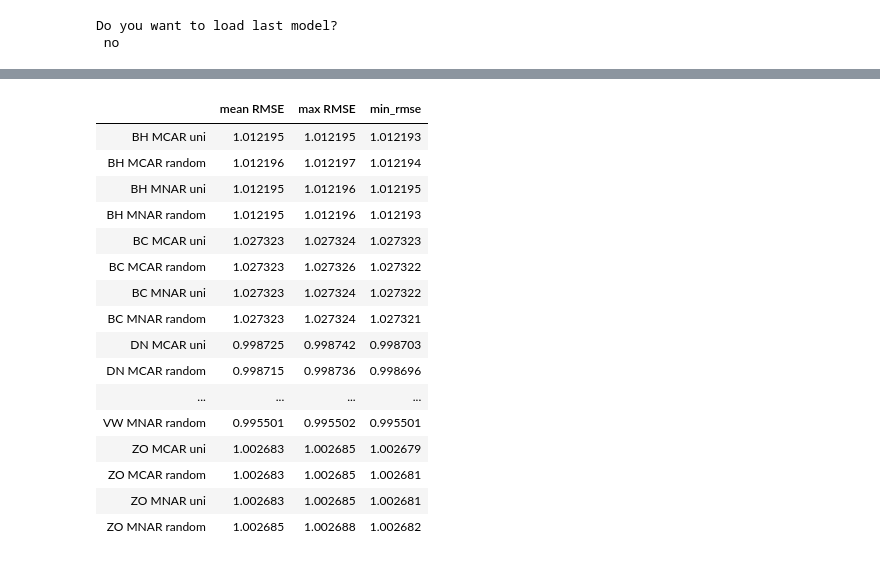
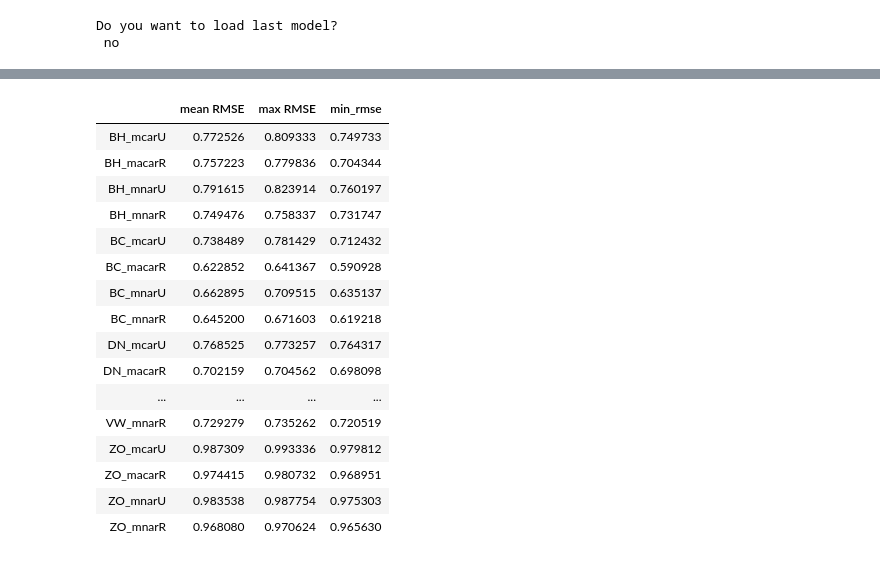
Before and after one commit to LivLilli/MIDA, a Jupyter notebook: project.ipynb, the cells around one changed output, grey strips where cells are left out. Cells and saved outputs as stored; diff of their text form; code cells hidden in the pictures.

Commit message:
nadam, tb. To fix: e.s. and rmse.

```diff
--- a/project.ipynb
+++ b/project.ipynb
@@ -644,7 +648,7 @@ class model(object):
         net = Model(inputs = [input_layer], outputs = [output])
         return net
 
-    def train_test(self,k):
+    def train_test(self,k, dataset_name, imputation):
         '''
         Returns:
 
@@ -656,23 +660,31 @@ class model(object):
         self.df_corrupted.fillna(0, inplace = True)
         # scale data
         scaler = StandardScaler()
+        #X = self.df_corrupted.to_numpy()
         X = scaler.fit_transform(self.df_corrupted.to_numpy())
+        #target = self.df_target.to_numpy()
         target = scaler.fit_transform(self.df_target.to_numpy())
         # split data
-        X_train, X_test, target_train, target_test = model_selection.train_test_split(X, target, train_size = 0.70, test_size = 0.30,random_state=123)
+        X_train, X_test, target_train, target_test = model_selection.train_test_split(X, target, train_size = 0.70, test_size = 0.30)
         # nesterov accelerated gradient
-        optimizer = optimizers.SGD(nesterov=True, decay = 0.99)
-        # MSE
+        #optimizer = optimizers.SGD(nesterov=True, decay = 0.99)
+
         loss = losses.MeanSquaredError()
         # RMSE
         metric = metrics.RootMeanSquaredError()
         # compile model
-        net.compile(loss=loss, optimizer=optimizer, metrics=[metric])
+        net.compile(loss=loss, optimizer='Nadam', metrics=[metric])
         # define early stopping rules
         early_stop_1 = EarlyStoppingByLossVal()
+        # tensorboard
+        tb = tf.keras.callbacks.TensorBoard(log_dir=f'./logs/{dataset_name}_{imputation}')
         #early_stop_2 = callbacks.EarlyStopping()
+        try:
+            os.remove(f'./logs/{dataset_name}_{imputation}')
+        except:
+            pass
         # train model
-        net.fit(x= X_train, y = target_train, epochs = 500,batch_size = 500,callbacks = [early_stop_1],verbose=0)
+        net.fit(x= X_train, y = target_train, epochs = 500,batch_size = 500,callbacks = [early_stop_1, tb],verbose=0)
         # save model
         net.save('models/model_%d'%k, save_format = 'tf', overwrite = True)
 
@@ -696,10 +708,12 @@ class model(object):
         self.df_corrupted.fillna(0, inplace = True)
         # scale data
         scaler = StandardScaler()
+        #X = self.df_corrupted.to_numpy()
         X = scaler.fit_transform(self.df_corrupted.to_numpy())
+        #target = self.df_target.to_numpy()
         target = scaler.fit_transform(self.df_target.to_numpy())
         # split data
-        X_train, X_test, target_train, target_test = model_selection.train_test_split(X, target, train_size = 0.70, test_size = 0.30,random_state=123)
+        X_train, X_test, target_train, target_test = model_selection.train_test_split(X, target, train_size = 0.70, test_size = 0.30)
         # test model
         # loss and metric values
         result= net.evaluate(x= X_test, y= target_test, verbose=0)
@@ -712,10 +726,13 @@ while user_input != 'yes' and user_input!= 'no':
     print('Do you want to load last model?')
     user_input = input()
 
+dataset = ['BH', 'BC', 'DN', 'GL', 'HV', 'IS', 'ON', 'SL', 'SR', 'ST', 'SN', 'SB', 'VC', 'VW', 'ZO']
+methods = ['mcarU', 'macarR', 'mnarU', 'mnarR']
+datasets_completed = [f'{i}_{d}' for i in dataset for d in methods]
 
 if user_input == 'no':
 
-    # initialize index (k = 0 -> 60*5-1)
+    # initialize index (k = 0 -> 60*5 -1)
     k = 0
     # dictionary with keys = index of the corrupted df, value= list of 5 rmse (coming from multiple imputations)
     d_5_imp = {}
@@ -737,11 +754,13 @@ if user_input == 'no':
             # call class for the current dataframes
             call_c.append(model(df, target_df))
             # save rmse result
-            r = call_c[k].train_test(k)
+            r = call_c[k].train_test(k, datasets_completed[c], i)
             # save to dictionary
             d_5_imp[c].append(r)
             k+=1
         c +=1
+
+
 elif user_input == 'yes':
 
     # initialize corrupted df index
@@ -797,43 +816,34 @@ d_5_imp
 # %%
 # list of 60 mean rmse
 mean_rmse = [np.mean(ll) for ll in list(d_5_imp.values())]
 # list of 60 max rmse
 max_rmse = [max(ll) for ll in list(d_5_imp.values())]
 # list of 60 min rmse
 min_rmse = [min(ll) for ll in list(d_5_imp.values())]
 
 
-# create list of row names for final df of results
-df_names = ['BH', 'BC', 'DN', 'GL', 'HV', 'IS', 'ON', 'SL', 'SR', 'ST', 'SN', 'SB', 'VC', 'VW', 'ZO']
-row_names = []
-for df in df_names:
-    name1 = '%s'%df+' MCAR uni'
-    name2 = '%s'%df+' MCAR random'
-    name3 = '%s'%df+' MNAR uni'
-    name4 = '%s'%df+' MNAR random'
-    row_names +=[name1, name2, name3, name4]
 
 
 # df of results
-result_df = pd.DataFrame({'mean RMSE': mean_rmse, 'max RMSE': max_rmse, 'min_rmse':min_rmse}, index = row_names)
+result_df = pd.DataFrame({'mean RMSE': mean_rmse, 'max RMSE': max_rmse, 'min_rmse':min_rmse}, index = datasets_completed)
 result_df
 # %% [output]
 |  | mean RMSE | max RMSE | min_rmse |
-| BH MCAR uni | 1.012195 | 1.012195 | 1.012193 |
-| BH MCAR random | 1.012196 | 1.012197 | 1.012194 |
-| BH MNAR uni | 1.012195 | 1.012196 | 1.012195 |
-| BH MNAR random | 1.012195 | 1.012196 | 1.012193 |
-| BC MCAR uni | 1.027323 | 1.027324 | 1.027323 |
-| BC MCAR random | 1.027323 | 1.027326 | 1.027322 |
-| BC MNAR uni | 1.027323 | 1.027324 | 1.027322 |
-| BC MNAR random | 1.027323 | 1.027324 | 1.027321 |
-| DN MCAR uni | 0.998725 | 0.998742 | 0.998703 |
-| DN MCAR random | 0.998715 | 0.998736 | 0.998696 |
+| BH_mcarU | 0.772526 | 0.809333 | 0.749733 |
+| BH_macarR | 0.757223 | 0.779836 | 0.704344 |
+| BH_mnarU | 0.791615 | 0.823914 | 0.760197 |
+| BH_mnarR | 0.749476 | 0.758337 | 0.731747 |
+| BC_mcarU | 0.738489 | 0.781429 | 0.712432 |
+| BC_macarR | 0.622852 | 0.641367 | 0.590928 |
+| BC_mnarU | 0.662895 | 0.709515 | 0.635137 |
+| BC_mnarR | 0.645200 | 0.671603 | 0.619218 |
+| DN_mcarU | 0.768525 | 0.773257 | 0.764317 |
+| DN_macarR | 0.702159 | 0.704562 | 0.698098 |
 | ... | ... | ... | ... |
-| VW MNAR random | 0.995501 | 0.995502 | 0.995501 |
-| ZO MCAR uni | 1.002683 | 1.002685 | 1.002679 |
-| ZO MCAR random | 1.002683 | 1.002685 | 1.002681 |
-| ZO MNAR uni | 1.002683 | 1.002685 | 1.002681 |
-| ZO MNAR random | 1.002685 | 1.002688 | 1.002682 |
+| VW_mnarR | 0.729279 | 0.735262 | 0.720519 |
+| ZO_mcarU | 0.987309 | 0.993336 | 0.979812 |
+| ZO_macarR | 0.974415 | 0.980732 | 0.968951 |
+| ZO_mnarU | 0.983538 | 0.987754 | 0.975303 |
+| ZO_mnarR | 0.968080 | 0.970624 | 0.965630 |
 # %%
 result_df.to_csv('results/final_results.csv')
```
Also changed, not shown: parts of 5 cells of this notebook, 1 other file.
